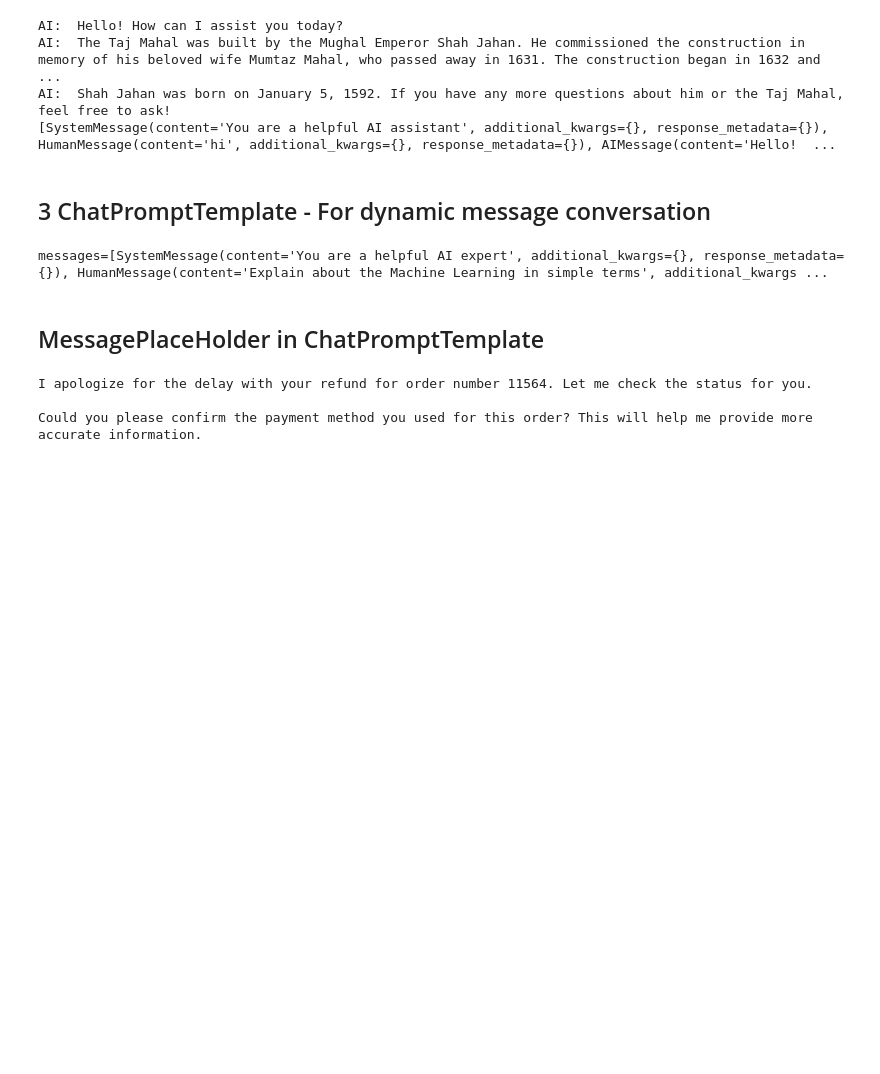
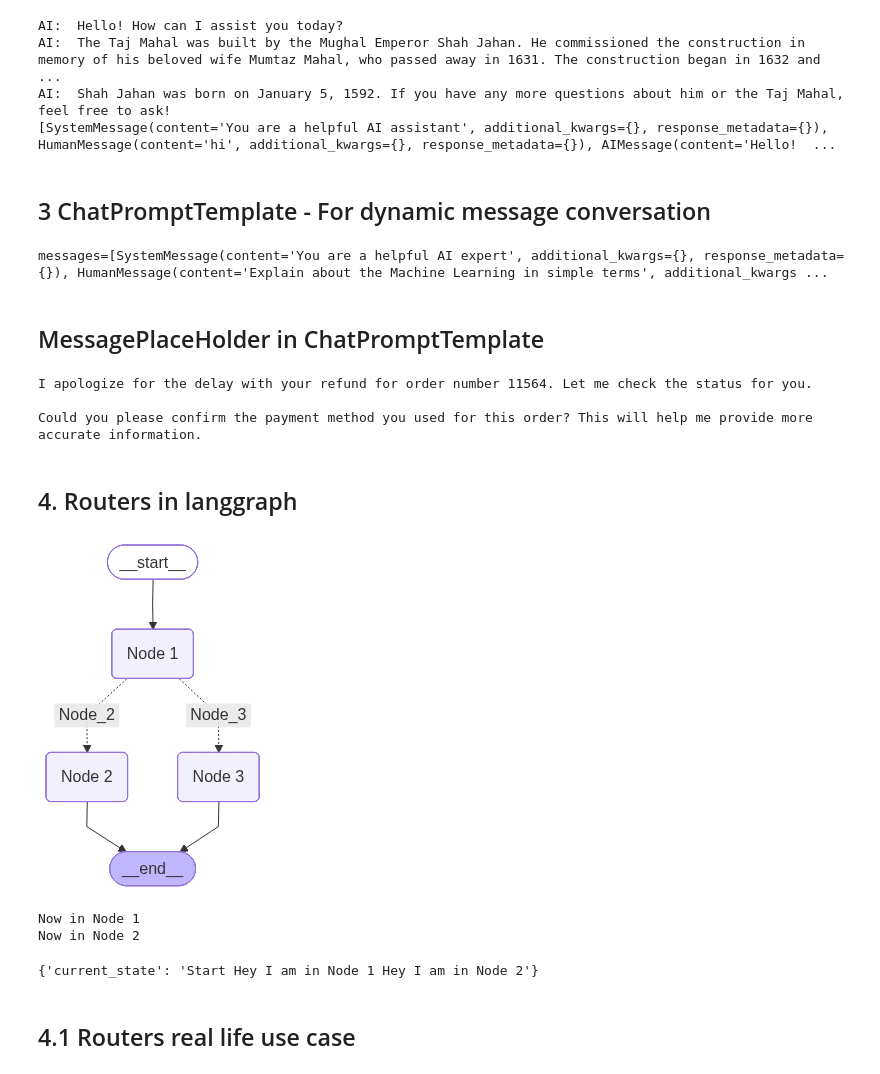
Before and after one commit to spcCodes/langgraph_tutorial, a Jupyter notebook: part1_basics_langgraph/session1_langgraph_basics.ipynb, the cells around one changed output. Drawn from its saved outputs; the diff is of its cells as text; code cells hidden in the pictures; blank space fills up the shorter version.

Commit message:
Added routers concept in session 1

```diff
--- a/part1_basics_langgraph/session1_langgraph_basics.ipynb
+++ b/part1_basics_langgraph/session1_langgraph_basics.ipynb
@@ -490,3 +490,10 @@ print(result.content)
 I apologize for the delay with your refund for order number 11564. Let me check the status for you.
 
 Could you please confirm the payment method you used for this order? This will help me provide more accurate information.
+# %% [markdown]
+## 4. Routers in langgraph
+# %%
+from typing_extensions import TypedDict
+
+class State(TypedDict):
+    current_state: str
@@ -492,0 +512,47 @@ Could you please confirm the payment method you used for this order? This will h
+# %%
+import random
+from typing import Literal
+
+def get_random_node(state:State):
+    """
+    This function will return a random node
+    """
+
+    current_node = state["current_state"]
+
+    if random.random() < 0.5:
+        return "Node_2"
+    else:
+        return "Node_3"
+# %%
+#define the workflow
+graph = StateGraph(State)
+graph.add_node("Node 1" , node_1)
+graph.add_node("Node 2" , node_2)
+graph.add_node("Node 3" , node_3)
+
+graph.add_edge(START, "Node 1")
+graph.add_conditional_edges(
+    "Node 1",
+    get_random_node,
+    {
+        "Node_2": "Node 2",
+        "Node_3": "Node 3"
+    }
+)
+graph.add_edge("Node 2", END)
+graph.add_edge("Node 3", END)
+
+app = graph.compile()
+# %%
+display_graph(app)
+# %% [output]
+[figure, added]
+# %%
+app.invoke({"current_state": "Start"})
+# %% [output]
+Now in Node 1
+Now in Node 2
+{'current_state': 'Start Hey I am in Node 1 Hey I am in Node 2'}
+# %% [markdown]
+## 4.1 Routers real life use case
```
Also changed, not shown: parts of 6 cells of this notebook, 1 other file.
